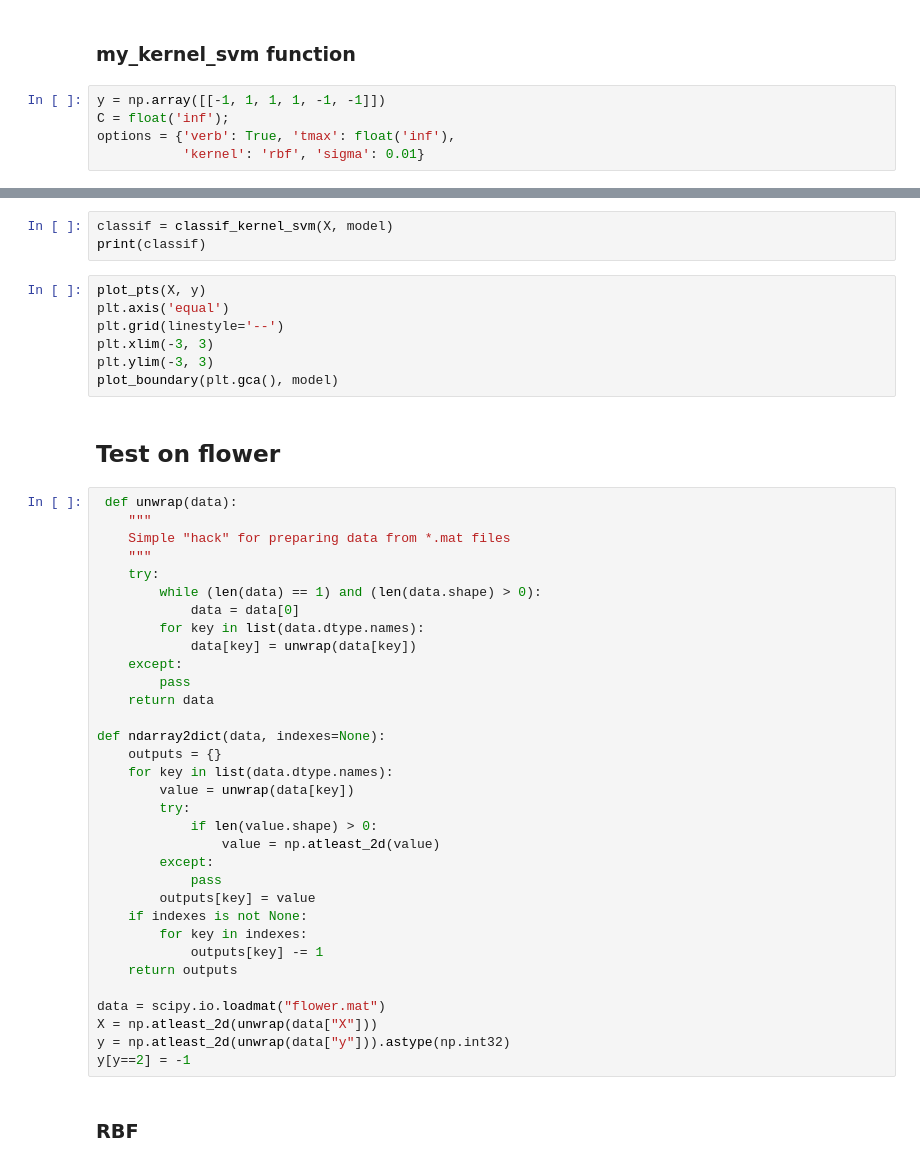
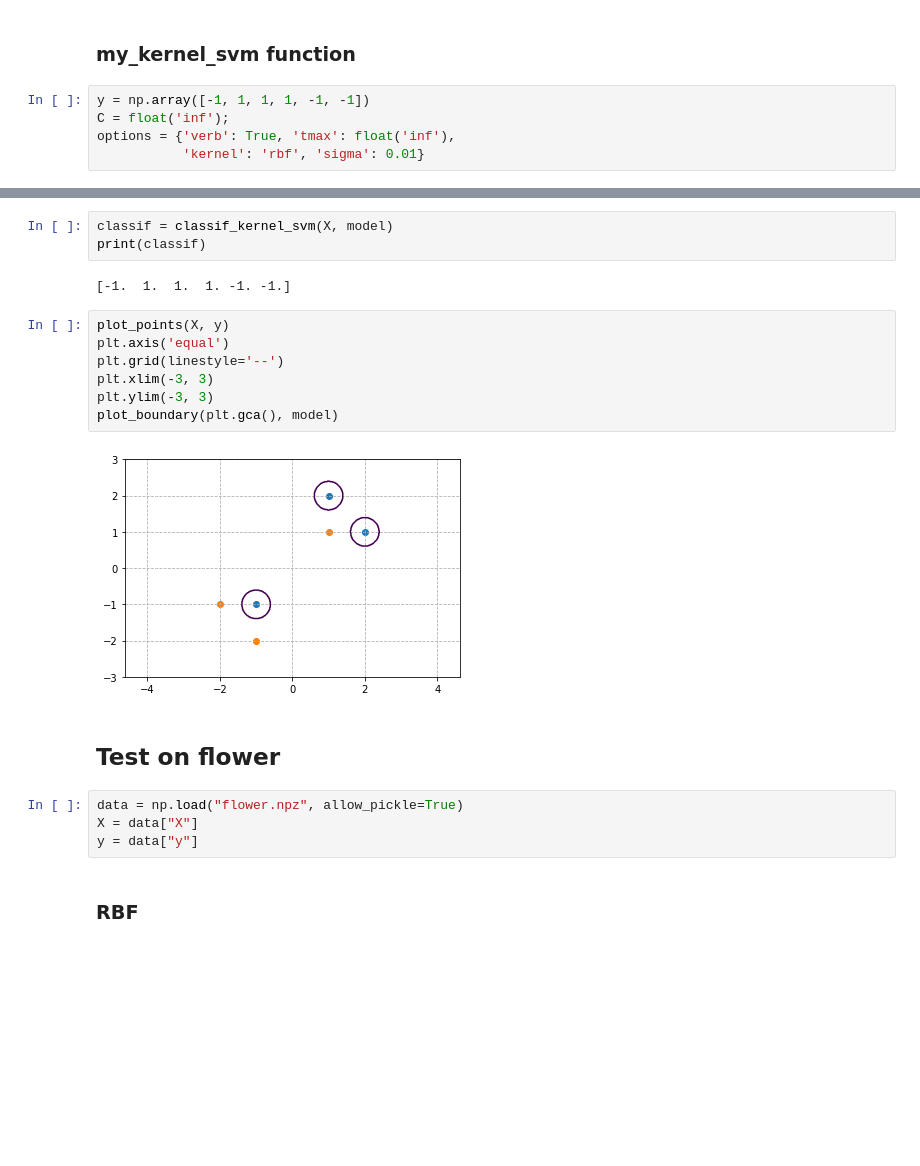
Before and after one commit to matouspelikan/rpzCTU, a Jupyter notebook: assignment_svm2_template/svm2.ipynb, the cells around one changed output, grey strips where cells are left out. Cells and saved outputs as stored; diff of their text form; blank space fills up the shorter version.

```diff
--- a/assignment_svm2_template/svm2.ipynb
+++ b/assignment_svm2_template/svm2.ipynb
@@ -28,7 +53,7 @@ np.set_printoptions()
 # %% [markdown]
 ### my_kernel_svm function
 # %%
-y = np.array([[-1, 1, 1, 1, -1, -1]])
+y = np.array([-1, 1, 1, 1, -1, -1])
 C = float('inf');
 options = {'verb': True, 'tmax': float('inf'),
            'kernel': 'rbf', 'sigma': 0.01}
@@ -38,48 +69,23 @@ print(model)
 # %%
 classif = classif_kernel_svm(X, model)
 print(classif)
+# %% [output]
+[-1.  1.  1.  1. -1. -1.]
 # %%
-plot_pts(X, y)
+plot_points(X, y)
 plt.axis('equal')
 plt.grid(linestyle='--')
 plt.xlim(-3, 3)
 plt.ylim(-3, 3)
 plot_boundary(plt.gca(), model)
+# %% [output]
+[figure, added]
 # %% [markdown]
 ## Test on flower
-# %%
- def unwrap(data):
-    """
-    Simple "hack" for preparing data from *.mat files
-    """
-    try:
-        while (len(data) == 1) and (len(data.shape) > 0):
-            data = data[0]
-        for key in list(data.dtype.names):
-            data[key] = unwrap(data[key])
-    except:
-        pass
-    return data
-
-def ndarray2dict(data, indexes=None):
-    outputs = {}
-    for key in list(data.dtype.names):
-        value = unwrap(data[key])
-        try:
-            if len(value.shape) > 0:
-                value = np.atleast_2d(value)
-        except:
-            pass
-        outputs[key] = value
-    if indexes is not None:
-        for key in indexes:
-            outputs[key] -= 1
-    return outputs
-
-data = scipy.io.loadmat("flower.mat")
-X = np.atleast_2d(unwrap(data["X"]))
-y = np.atleast_2d(unwrap(data["y"])).astype(np.int32)
-y[y==2] = -1
+# %%
+data = np.load("flower.npz", allow_pickle=True)
+X = data["X"]
+y = data["y"]
 # %% [markdown]
 ### RBF
 # %%
```
Also changed, not shown: parts of 23 cells of this notebook, 6 other files.
